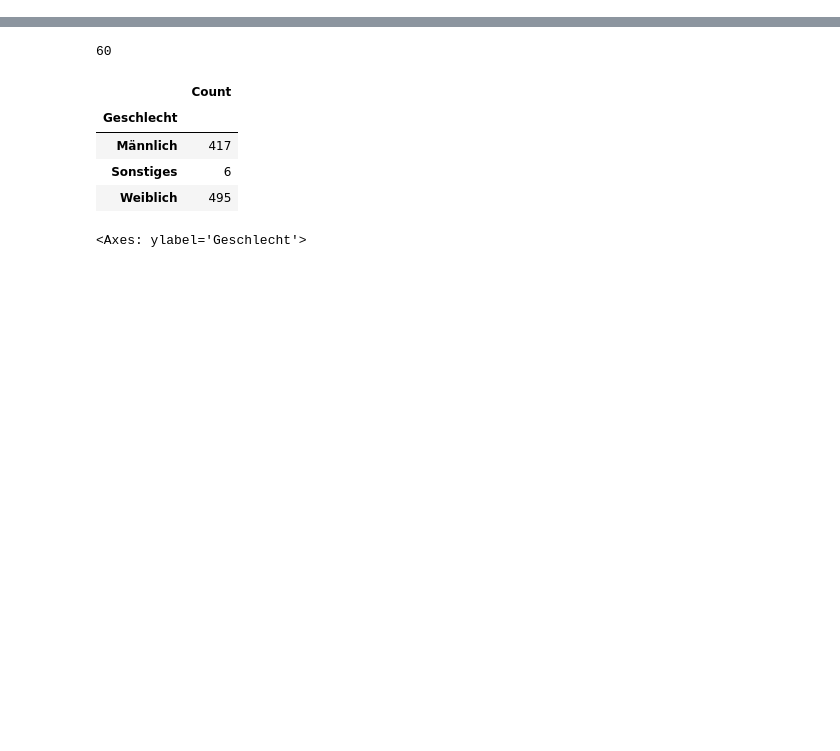
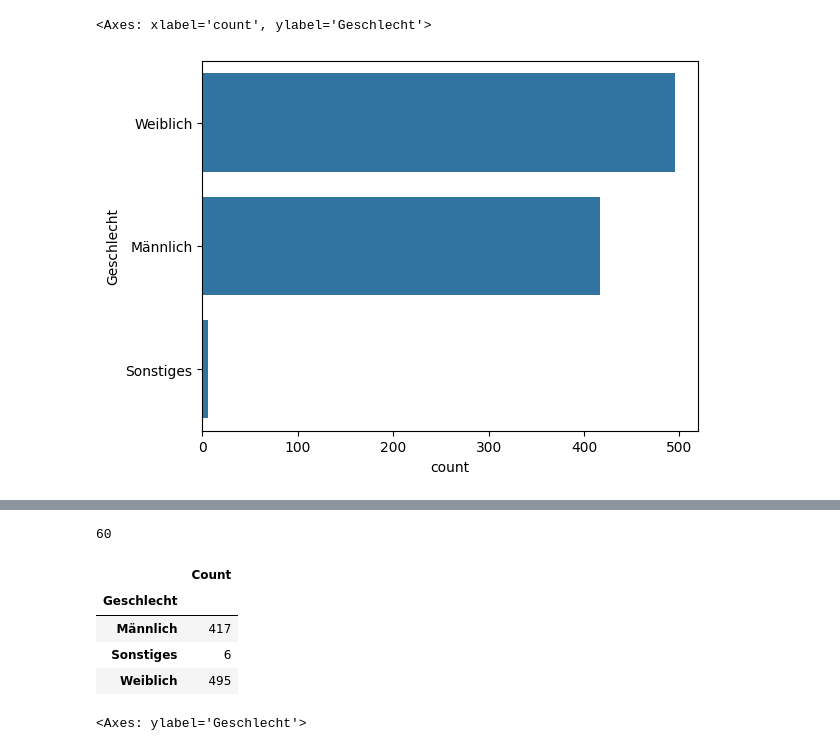
Before and after one commit to s2110458011/BA2024, a Jupyter notebook: src/Backend/data_processor/playground.ipynb, the cells around one changed output, grey strips where cells are left out. Drawn from its saved outputs; the diff is of its cells as text; code cells hidden in the pictures; blank space fills up the shorter version.

```diff
--- a/testing/playground.ipynb
+++ b/src/Backend/data_processor/playground.ipynb
@@ -8,0 +50,4 @@ questions = toolparser.extract_features(df)
+# %%
+import seaborn as sns
+gender_count = pd.DataFrame(df.value_counts())
+gender_count
@@ -8,0 +60,5 @@ questions = toolparser.extract_features(df)
+# %%
+sns.barplot(gender_count, y='Geschlecht', x='count')
+# %% [output]
+<Axes: xlabel='count', ylabel='Geschlecht'>
+[figure, added]
```
Also changed, not shown: parts of 9 cells of this notebook, 6 other files.
